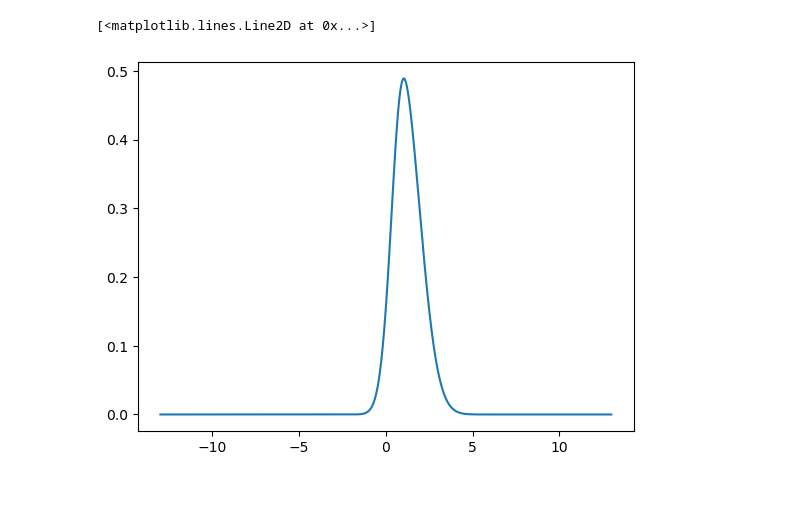
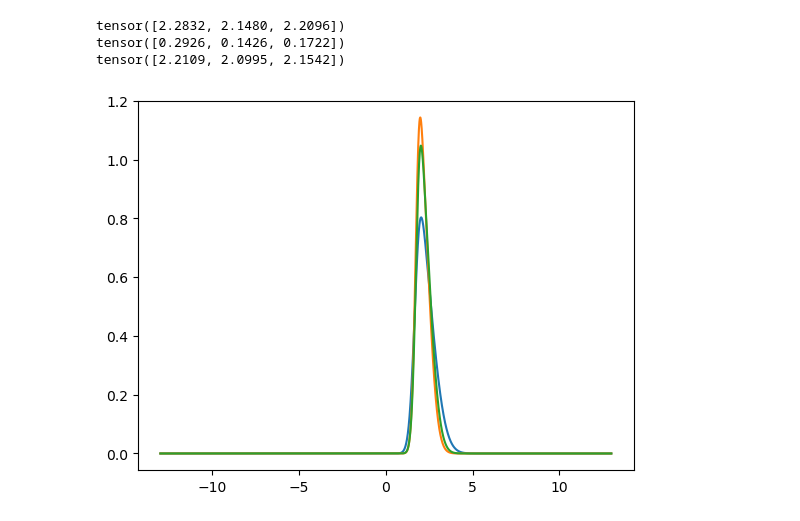
Before and after one commit to eabarnes1010/pytorch_template, a Jupyter notebook: playground.ipynb, the cells around one changed output. Cells and saved outputs as stored; diff of their text form; code cells hidden in the pictures; blank space fills up the shorter version.

Commit message:
major update to shash code to make work on many predictions

```diff
--- a/playground.ipynb
+++ b/playground.ipynb
@@ -160,17 +172,24 @@ array([[1.0307438 , 0.8217695 , 0.20287403, 1.        ],
 # %%
+import shash.shash_torch
 from shash.shash_torch import Shash
+imp.reload(shash.shash_torch)
 
 sample = 1
 x = np.arange(-13, 13, 0.01)
 dist = Shash(
-    mu=pred[sample, 0],
-    sigma=pred[sample, 1],
-    gamma=pred[sample, 2],
-    tau=pred[sample, 3],
+    mu=torch.tensor(pred[:, 0]),
+    sigma=torch.tensor(pred[:, 1]),
+    gamma=torch.tensor(pred[:, 2]),
+    tau=torch.tensor(pred[:, 3]),
 )
-p = dist.prob(torch.tensor(x))
+p = dist.prob(torch.tensor(x[:,None]))
+plt.plot(x, p)
 
-plt.plot(x, p)
+print(dist.mean())
+print(dist.var())
+print(dist.median())
 # %% [output]
-[<matplotlib.lines.Line2D at 0x...>]
+tensor([2.2832, 2.1480, 2.2096])
+tensor([0.2926, 0.1426, 0.1722])
+tensor([2.2109, 2.0995, 2.1542])
-[figure, old version]
+[figure, new version]
```
Also changed, not shown: parts of 5 cells of this notebook, 3 other files.
